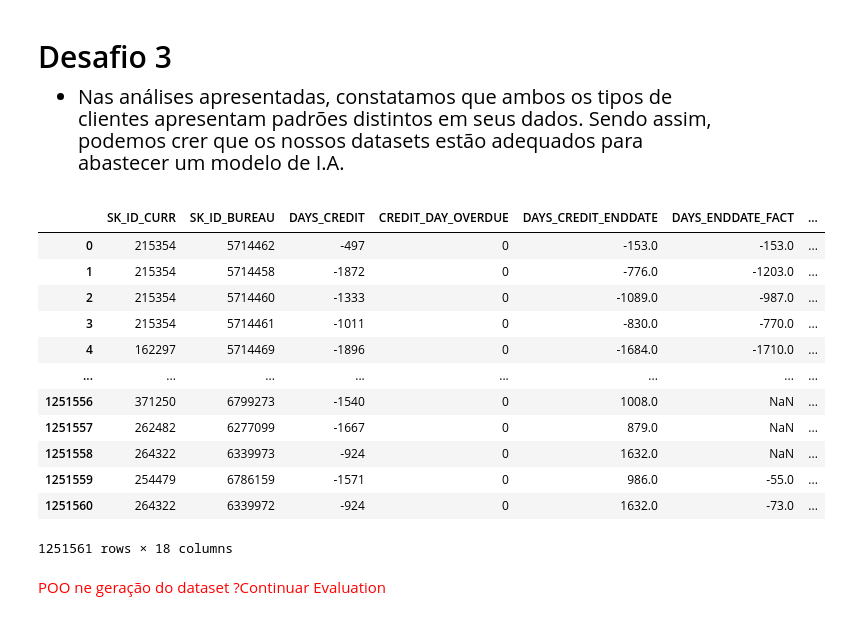
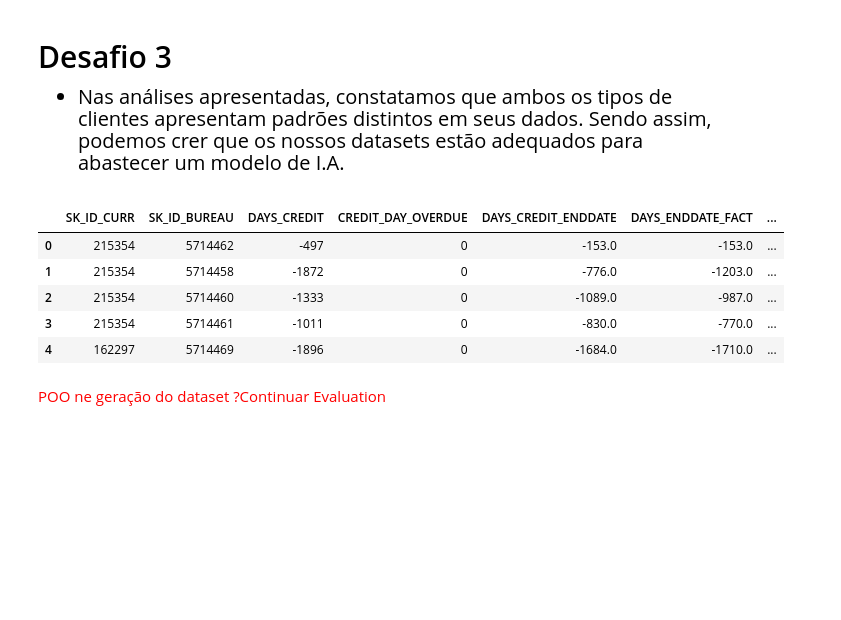
Before and after one commit to felipesveiga/home-loans, a Jupyter notebook: project/home-default.ipynb, the cells around one changed output. Cells and saved outputs as stored; diff of their text form; code cells hidden in the pictures; blank space fills up the shorter version.

Commit message:
Kaggle Notebook | home-loanss | Version 16

```diff
--- a/project/home-default.ipynb
+++ b/project/home-default.ipynb
@@ -547,19 +552,12 @@ def dataset_num(path:str):
 # %%
-dataset_num('/kaggle/input/home-credit-default-risk/bureau.csv')
+dataset_num('/kaggle/input/home-credit-default-risk/bureau.csv').head()
 # %% [output]
 |  | SK_ID_CURR | SK_ID_BUREAU | DAYS_CREDIT | CREDIT_DAY_OVERDUE | DAYS_CREDIT_ENDDATE | DAYS_ENDDATE_FACT | ... |
 | 0 | 215354 | 5714462 | -497 | 0 | -153.0 | -153.0 | ... |
 | 1 | 215354 | 5714458 | -1872 | 0 | -776.0 | -1203.0 | ... |
 | 2 | 215354 | 5714460 | -1333 | 0 | -1089.0 | -987.0 | ... |
 | 3 | 215354 | 5714461 | -1011 | 0 | -830.0 | -770.0 | ... |
 | 4 | 162297 | 5714469 | -1896 | 0 | -1684.0 | -1710.0 | ... |
-| ... | ... | ... | ... | ... | ... | ... | ... |
-| 1251556 | 371250 | 6799273 | -1540 | 0 | 1008.0 | NaN | ... |
-| 1251557 | 262482 | 6277099 | -1667 | 0 | 879.0 | NaN | ... |
-| 1251558 | 264322 | 6339973 | -924 | 0 | 1632.0 | NaN | ... |
-| 1251559 | 254479 | 6786159 | -1571 | 0 | 986.0 | -55.0 | ... |
-| 1251560 | 264322 | 6339972 | -924 | 0 | 1632.0 | -73.0 | ... |
-1251561 rows × 18 columns
 # %% [markdown]
 
 <p style='color:red'> POO ne geração do dataset ?Continuar Evaluation</p>
```
Also changed, not shown: parts of 1 cell of this notebook.
